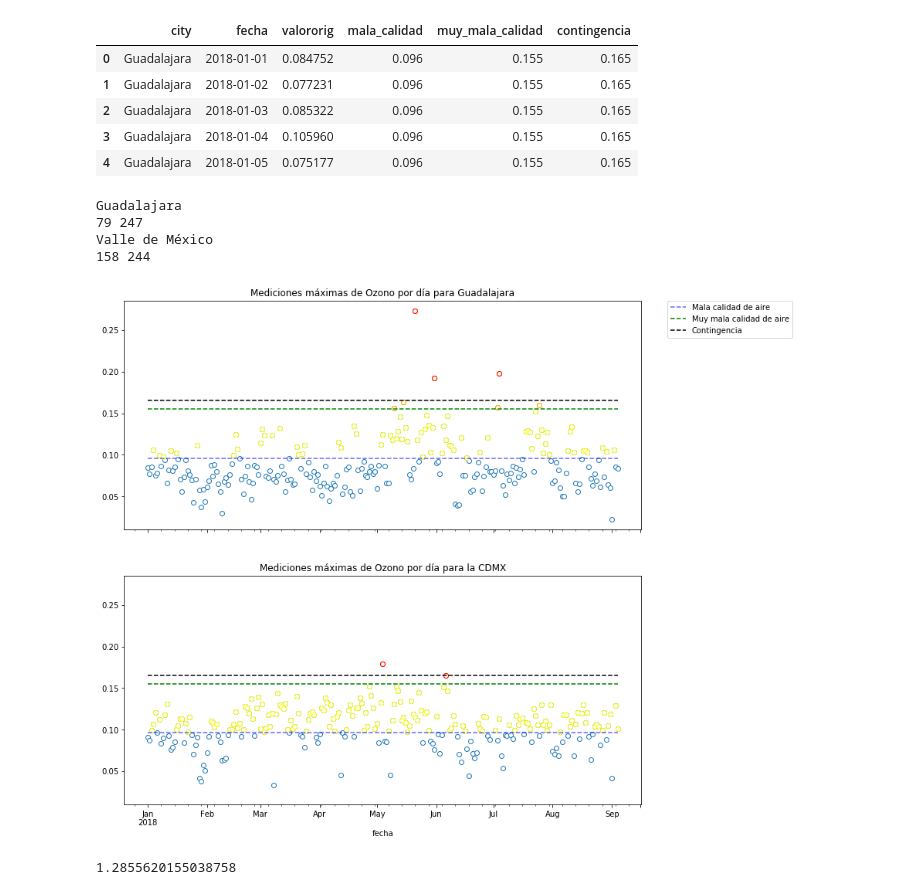
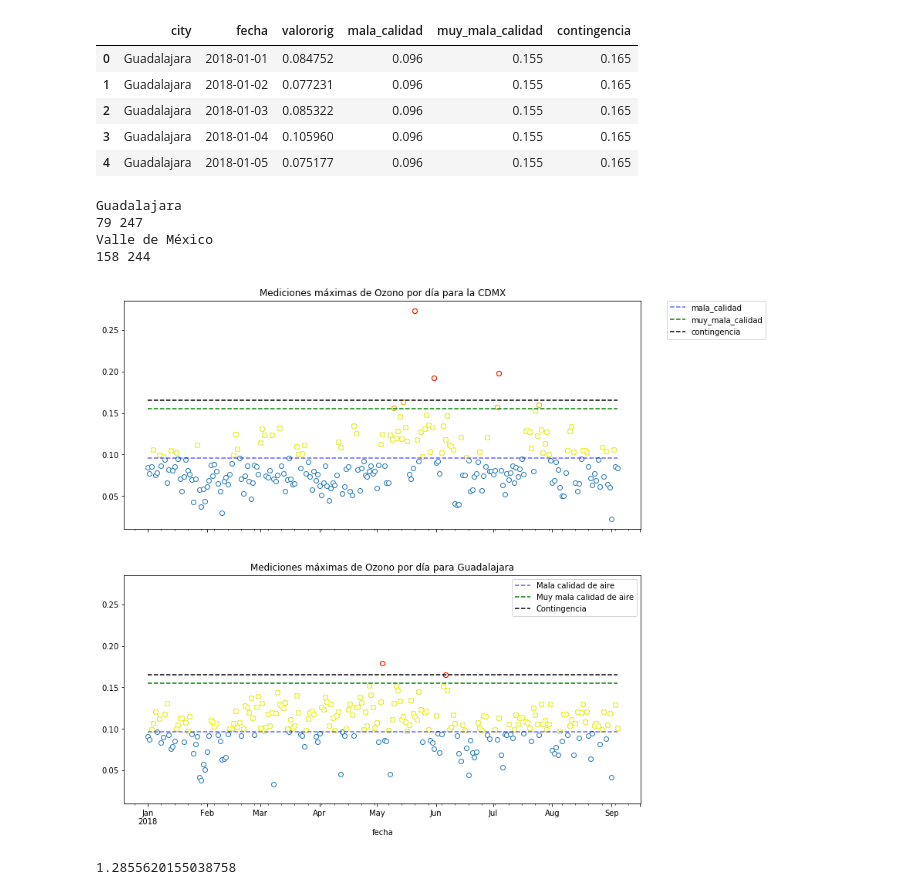
Before and after one commit to mxabierto/calidad-del-aire, a Jupyter notebook: notebooks/3_EDA_2.ipynb, the cells around one changed output. Drawn from its saved outputs; the diff is of its cells as text; code cells hidden in the pictures.

```diff
--- a/notebooks/3_EDA_2.ipynb
+++ b/notebooks/3_EDA_2.ipynb
@@ -383,37 +353,37 @@ for i, g in ozono_maximo.groupby('city'):
     g.valororig.plot(style='o', legend=False, **{'mfc':'white'}, ax=aux_ax)
 
     g.mayor_mala_calidad.plot(c='yellow', style='o', **{'mfc':'white'}, ax=aux_ax)
     g.mayor_muy_mala_calidad.plot(c='orange', style='o', **{'mfc':'white'}, ax=aux_ax)
     g.mayor_contingencia.plot(c='red', style='o', **{'mfc':'white'}, ax=aux_ax)
 
 
-    if count==0:
+    if count==1:
         g.mala_calidad.plot(legend=True, label='Mala calidad de aire', style='--', c='b', alpha=0.6, ax=aux_ax)
         g.muy_mala_calidad.plot(legend=True, label='Muy mala calidad de aire', style='--', c='green', ax=aux_ax)
         g.contingencia.plot(legend=True, label='Contingencia', style='--', c='k', ax=aux_ax)
         aux_ax.set_title('Mediciones máximas de Ozono por día para Guadalajara')
-        handles, labels = aux_ax.get_legend_handles_labels()
-        aux_ax.legend(handles[4::], labels[4::], bbox_to_anchor=(1.05, 1), loc=2, borderaxespad=0.)
 
     else:
         g.mala_calidad.plot(legend=False, style='--', c='b', alpha=0.6, ax=aux_ax)
         g.muy_mala_calidad.plot(legend=False, style='--', c='green', ax=aux_ax)
         g.contingencia.plot(legend=False, style='--', c='k', ax=aux_ax)
         aux_ax.set_title('Mediciones máximas de Ozono por día para la CDMX')
+        handles, labels = aux_ax.get_legend_handles_labels()
+        aux_ax.legend(handles[4::], labels[4::], bbox_to_anchor=(1.05, 1), loc=2, borderaxespad=0.)
 
     # puntos entre la franja axul y negra
     mask = (g.mayor_mala_calidad.notnull()) & (g.mayor_contingencia.isnull()) | (g.mayor_muy_mala_calidad.notnull())
     print(i)
     print(len(g[mask]), len(g))
 
 
     count+=1
 # %% [output]
 Guadalajara
 79 247
 Valle de México
 158 244
-[figure, old version]
+[figure, new version]
 # %%
 0.22111666666666663/0.172
 # %% [output]
```
Also changed, not shown: parts of 3 cells of this notebook, 3 other files.
